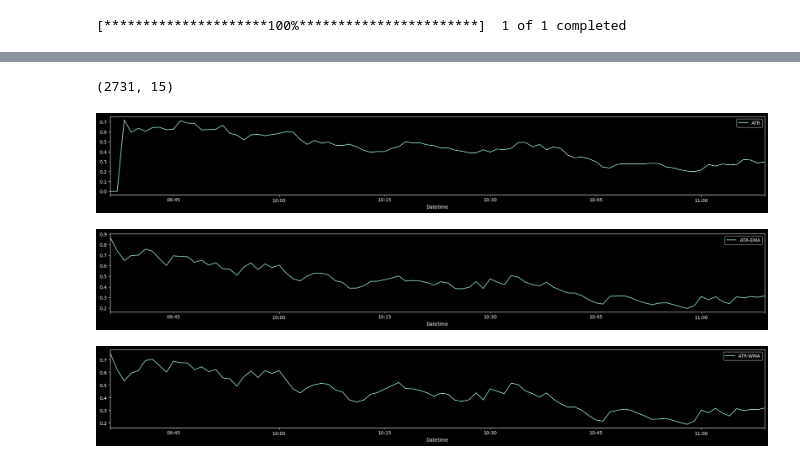
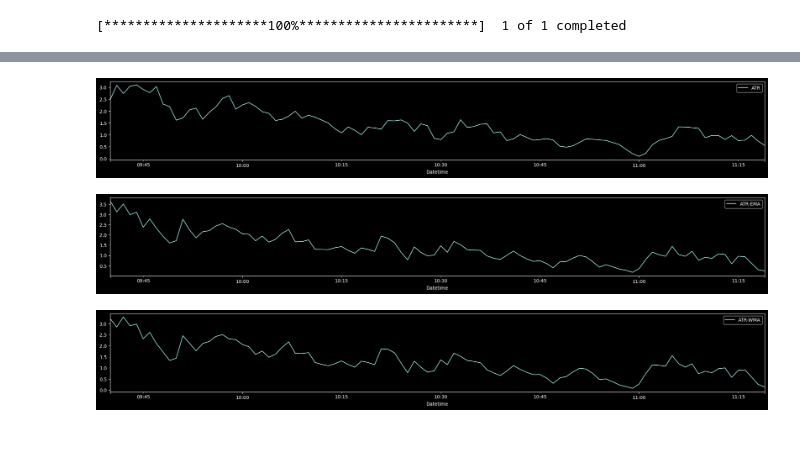
Before and after one commit to H3cth0r/basicStocksOperations, a Jupyter notebook: py_code/botNEAT/testings.ipynb, the cells around one changed output, grey strips where cells are left out. Cells and saved outputs as stored; diff of their text form; code cells hidden in the pictures.

```diff
--- a/py_code/botNEAT/testings.ipynb
+++ b/py_code/botNEAT/testings.ipynb
@@ -31,6 +32,7 @@ data.head()
 #so.anotherNormalizerDataset(data)
 # %%
 data = so.calculateAll(data)
+data = so.cleanDataFrame(data, 10)
 # %%
 
 data
@@ -104,27 +112,21 @@ data[0:10]
-# %%
-data.iloc[:,3].to_numpy()
-data.shape
-last_cero_index =
-# %% [output]
-(2731, 15)
 # %%
 
-data.ATR[6:100].plot(label="ATR", figsize=(25, 3))
+data.ATR[0:100].plot(label="ATR", figsize=(25, 3))
 plt.legend()
 plt.show()
 # %% [output]
-[figure, old version]
+[figure, new version]
 # %%
 
-data.ATR_EMA[6:100].plot(label="ATR-EMA", figsize=(25, 3))
+data.ATR_EMA[0:100].plot(label="ATR-EMA", figsize=(25, 3))
 plt.legend()
 plt.show()
 # %% [output]
-[figure, old version]
+[figure, new version]
 # %%
 
-data.ATR_WMA[6:100].plot(label="ATR-WMA", figsize=(25, 3))
+data.ATR_WMA[0:100].plot(label="ATR-WMA", figsize=(25, 3))
 plt.legend()
 plt.show()
 # %% [output]
-[figure, old version]
+[figure, new version]
```
Also changed, not shown: parts of 14 cells of this notebook, 12 other files.
